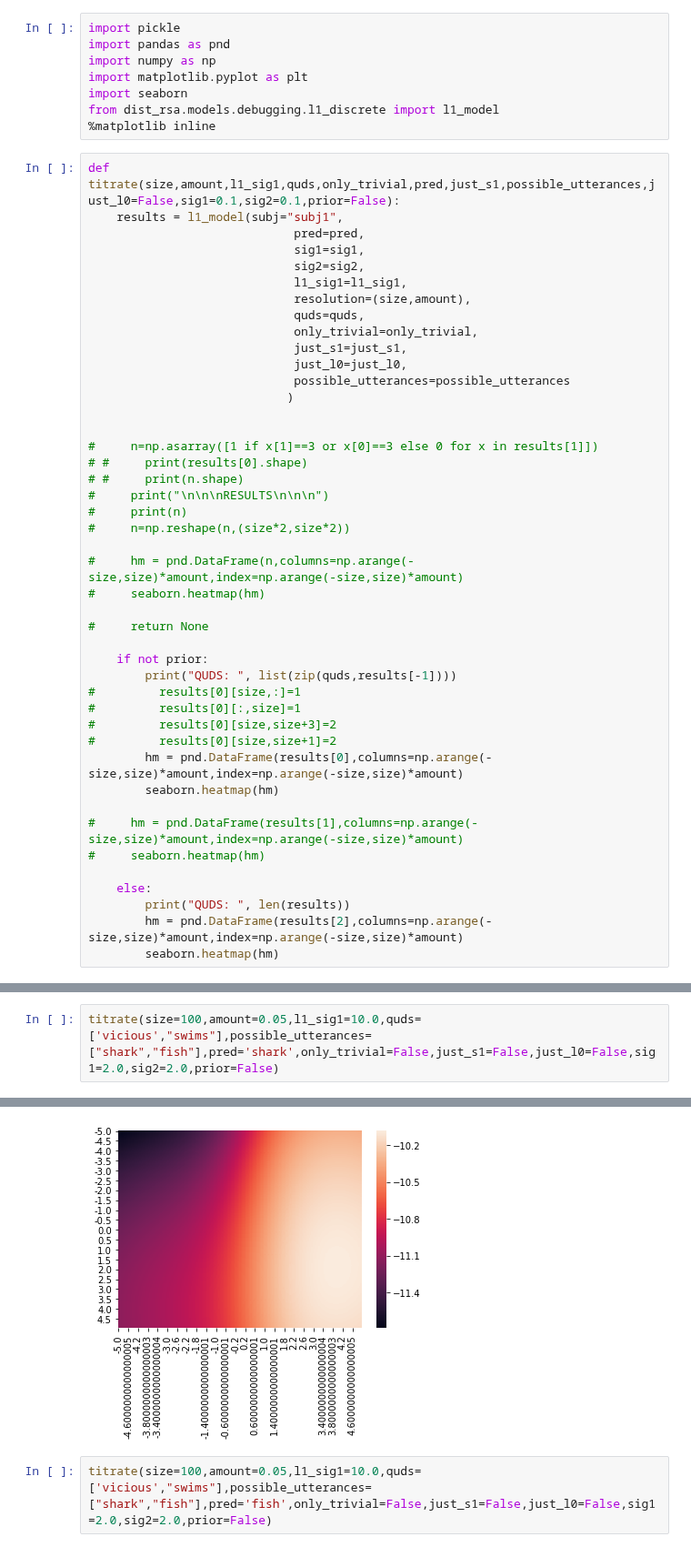
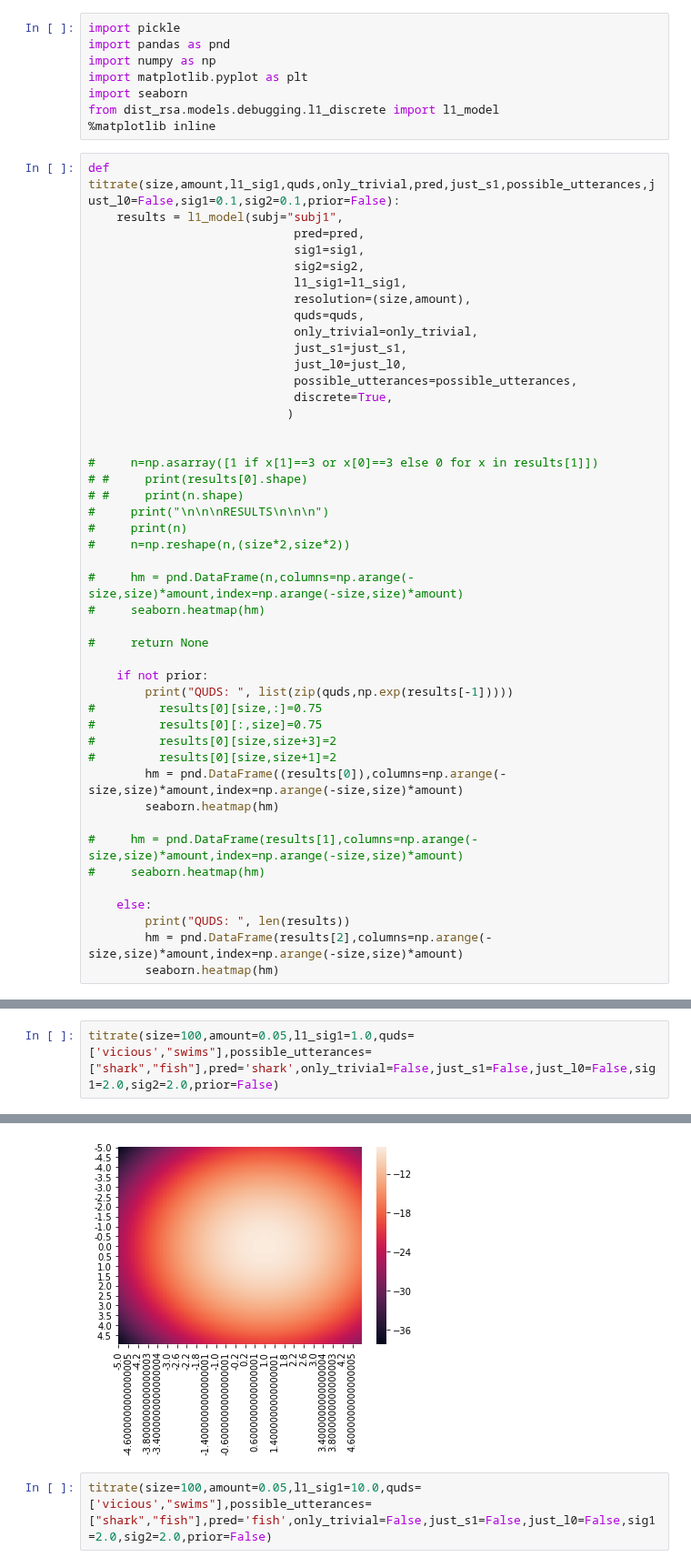
Before and after one commit to reubenharry/Distributional-RSA, a Jupyter notebook: minimal_case.ipynb, the cells around one changed output, grey strips where cells are left out. Shown at 91% size. Cells and saved outputs as stored; diff of their text form.

```diff
--- a/minimal_case.ipynb
+++ b/minimal_case.ipynb
@@ -18,7 +18,8 @@ def titrate(size,amount,l1_sig1,quds,only_trivial,pred,just_s1,possible_utteranc
                              only_trivial=only_trivial,
                              just_s1=just_s1,
                              just_l0=just_l0,
-                             possible_utterances=possible_utterances
+                             possible_utterances=possible_utterances,
+                             discrete=True,
                             )
 
 
@@ -35,12 +36,12 @@ def titrate(size,amount,l1_sig1,quds,only_trivial,pred,just_s1,possible_utteranc
 #     return None
 
     if not prior:
-        print("QUDS: ", list(zip(quds,results[-1])))
-#         results[0][size,:]=1
-#         results[0][:,size]=1
+        print("QUDS: ", list(zip(quds,np.exp(results[-1]))))
+#         results[0][size,:]=0.75
+#         results[0][:,size]=0.75
 #         results[0][size,size+3]=2
 #         results[0][size,size+1]=2
-        hm = pnd.DataFrame(results[0],columns=np.arange(-size,size)*amount,index=np.arange(-size,size)*amount)
+        hm = pnd.DataFrame((results[0]),columns=np.arange(-size,size)*amount,index=np.arange(-size,size)*amount)
         seaborn.heatmap(hm)
 
 #     hm = pnd.DataFrame(results[1],columns=np.arange(-size,size)*amount,index=np.arange(-size,size)*amount)
@@ -53,3 +74,3 @@ def titrate(size,amount,l1_sig1,quds,only_trivial,pred,just_s1,possible_utteranc
 # %%
-titrate(size=100,amount=0.05,l1_sig1=10.0,quds=['vicious',"swims"],possible_utterances=["shark","fish"],pred='shark',only_trivial=False,just_s1=False,just_l0=False,sig1=2.0,sig2=2.0,prior=False)
+titrate(size=100,amount=0.05,l1_sig1=1.0,quds=['vicious',"swims"],possible_utterances=["shark","fish"],pred='shark',only_trivial=False,just_s1=False,just_l0=False,sig1=2.0,sig2=2.0,prior=False)
 # %% [output]
@@ -74,4 +94,4 @@ QUDS:  [('vicious', 0.5787153), ('swims', 0.421285)]
-[figure, old version]
+[figure, new version]
 # %%
 titrate(size=100,amount=0.05,l1_sig1=10.0,quds=['vicious',"swims"],possible_utterances=["shark","fish"],pred='fish',only_trivial=False,just_s1=False,just_l0=False,sig1=2.0,sig2=2.0,prior=False)
 # %% [output]
```
Also changed, not shown: parts of 2 cells of this notebook, 2 other files.
